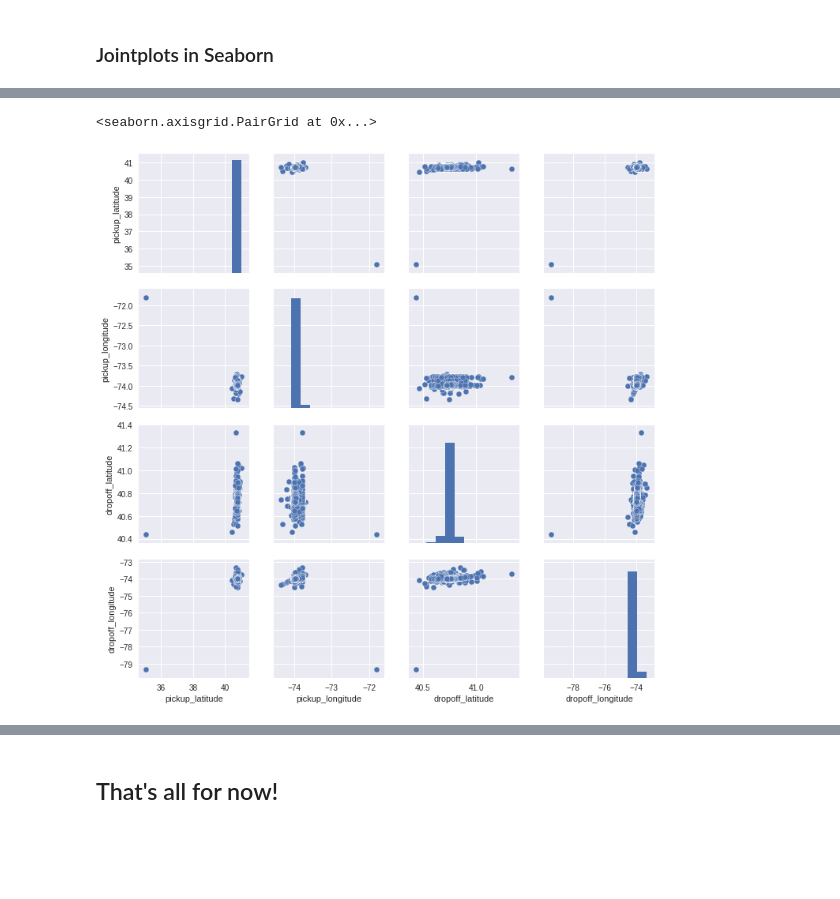
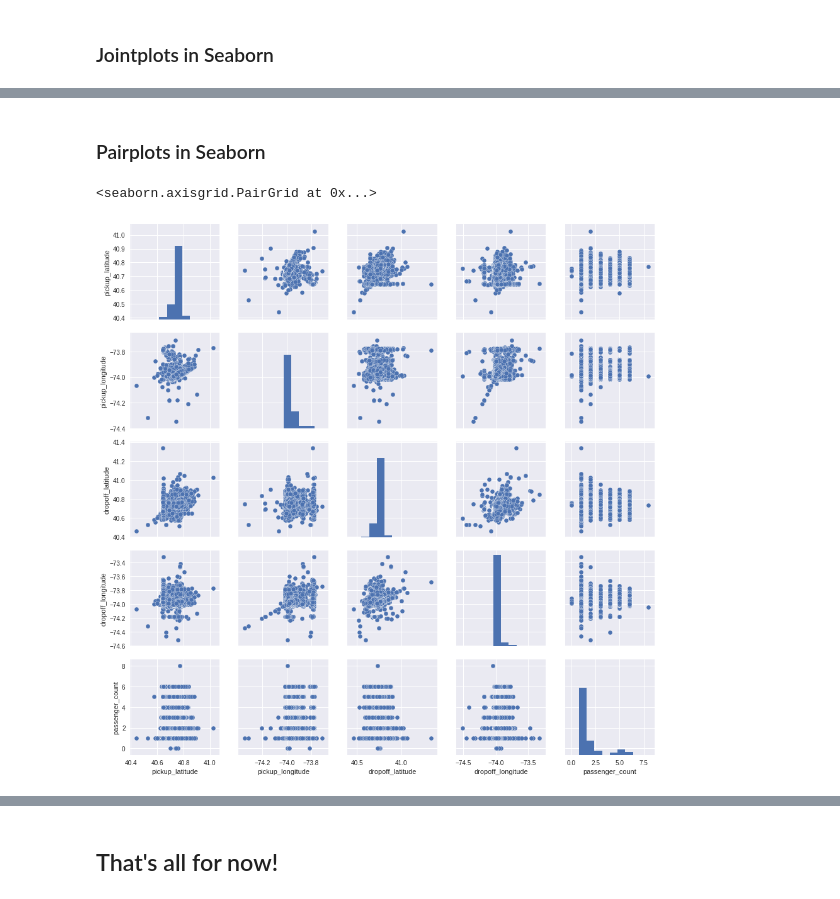
Before and after one commit to aisutd/Workshop1Spring19, a Jupyter notebook: AIS Workshop 1.ipynb, the cells around one changed output, grey strips where cells are left out. Drawn from its saved outputs; the diff is of its cells as text; code cells hidden in the pictures; blank space fills up the shorter version.

```diff
--- a/AIS Workshop 1.ipynb
+++ b/AIS Workshop 1.ipynb
@@ -599,2 +647,4 @@ dtype: int64
+# %%
+df.dropna(inplace=True)
 # %% [markdown]
 **Summary Statistics**
@@ -613,3 +684,5 @@ Name: trip_duration, dtype: float64
+# %%
+df.drop(df[df['trip_duration'] > 1e5].index, inplace=True)
 # %% [markdown]
 ## Matplotlib: A Python Library for Data Visualization
 # %% [markdown]
@@ -690,5 +777,7 @@ The 'normed' kwarg was deprecated in Matplotlib 2.1 and will be removed in 3.1.
+# %% [markdown]
+### Pairplots in Seaborn
 # %%
-sns.pairplot(df[['pickup_latitude', 'pickup_longitude', 'dropoff_latitude', 'dropoff_longitude']])
+sns.pairplot(df[['pickup_latitude', 'pickup_longitude', 'dropoff_latitude', 'dropoff_longitude', 'passenger_count']])
 # %% [output]
 <seaborn.axisgrid.PairGrid at 0x...>
-[figure, old version]
+[figure, new version]
```
Also changed, not shown: parts of 32 cells of this notebook.
